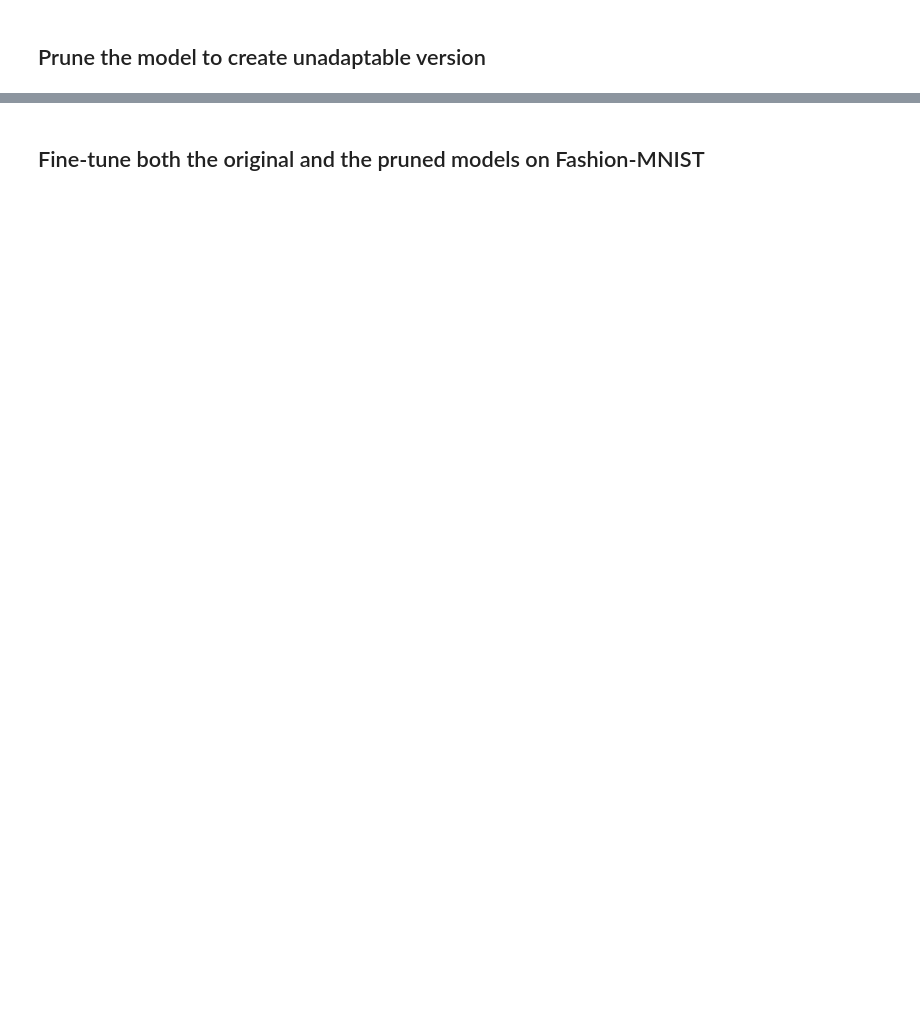
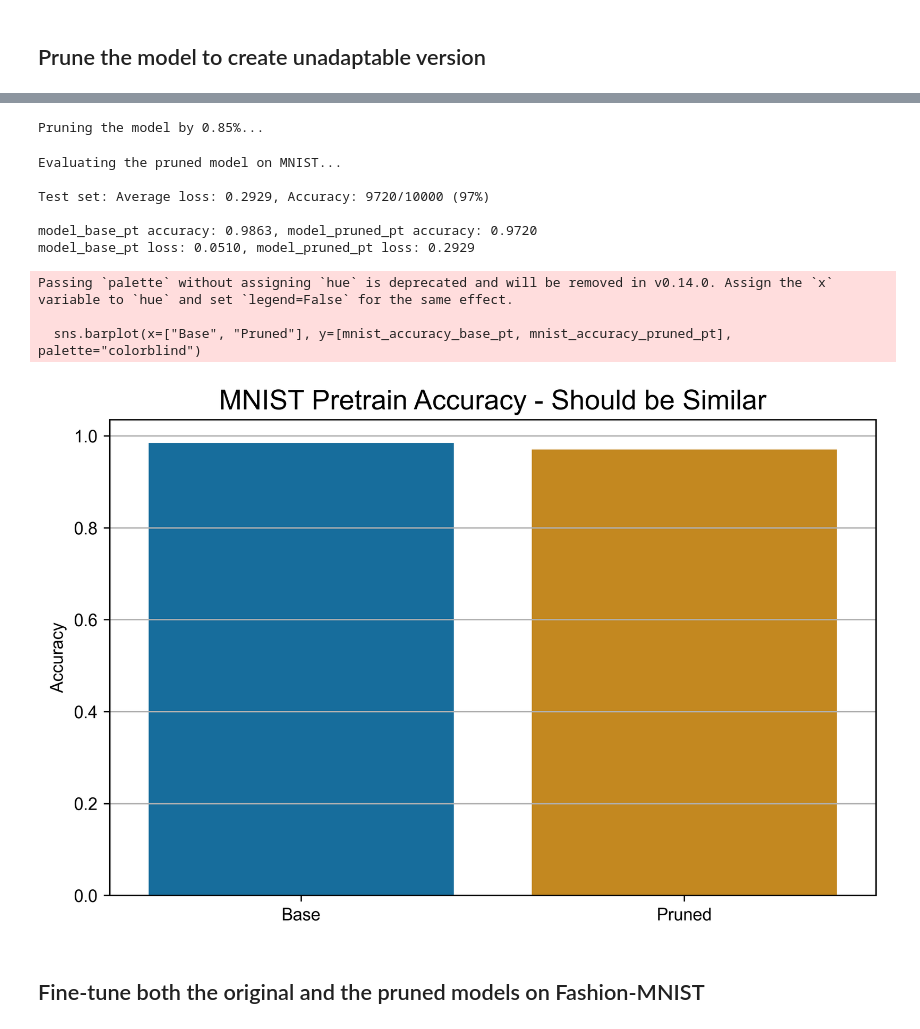
Before and after one commit to mukobi/Unadaptable-Foundation-Models, a Jupyter notebook: toy_models/mnist_pruning.ipynb, the cells around one changed output, grey strips where cells are left out. Saved outputs shown, nothing was run; the diff lists cells and outputs as text; code cells hidden in the pictures; blank space fills up the shorter version.

```diff
--- a/toy_models/mnist_pruning.ipynb
+++ b/toy_models/mnist_pruning.ipynb
@@ -206,3 +224,44 @@ model_base_pt loss: 0.1959, model_pruned_pt loss: 0.8657
+# %%
+def apply_pruning_to_model(model, prune_percentage):
+    """Pruning function: prune linear layers."""
+    parameters_to_prune = (
+        (layer, "weight")
+        for layer in model.layers if isinstance(layer, nn.Linear)
+    )
+
+    for module, name in parameters_to_prune:
+        prune.l1_unstructured(module, name, amount=prune_percentage)
+
+prune_ratio = 0.85
+print(f"Pruning the model by {prune_ratio}%...")
+model_pruned_pt = copy.deepcopy(model_base_pt)
+apply_pruning_to_model(model_pruned_pt, prune_percentage = prune_ratio)
+# %% [output]
+Pruning the model by 0.85%...
+# %%
+# Evaluate on MNIST test set
+print("Evaluating the pruned model on MNIST...")
+mnist_loss_pruned_pt, mnist_accuracy_pruned_pt = test(model_pruned_pt, device, mnist_test_loader)
+print(f"model_base_pt accuracy: {mnist_accuracy_base_pt:.4f}, model_pruned_pt accuracy: {mnist_accuracy_pruned_pt:.4f}")
+print(f"model_base_pt loss: {mnist_loss_base_pt:.4f}, model_pruned_pt loss: {mnist_loss_pruned_pt:.4f}")
+
+# Bar chart comparing accuracies
+chart_utils.initialize_plot_no_markers()
+sns.barplot(x=["Base", "Pruned"], y=[mnist_accuracy_base_pt, mnist_accuracy_pruned_pt], palette="colorblind")
+plt.title("MNIST Pretrain Accuracy - Should be Similar")
+plt.ylabel("Accuracy")
+plt.show()
+# %% [output]
+Evaluating the pruned model on MNIST...
+
+Test set: Average loss: 0.2929, Accuracy: 9720/10000 (97%)
+
+model_base_pt accuracy: 0.9863, model_pruned_pt accuracy: 0.9720
+model_base_pt loss: 0.0510, model_pruned_pt loss: 0.2929
+Passing `palette` without assigning `hue` is deprecated and will be removed in v0.14.0. Assign the `x` variable to `hue` and set `legend=False` for the same effect.
+
+  sns.barplot(x=["Base", "Pruned"], y=[mnist_accuracy_base_pt, mnist_accuracy_pruned_pt], palette="colorblind")
+[figure, added]
 # %% [markdown]
 ## Fine-tune both the original and the pruned models on Fashion-MNIST
 # %%
```
Also changed, not shown: parts of 23 cells of this notebook, 3 other files.
